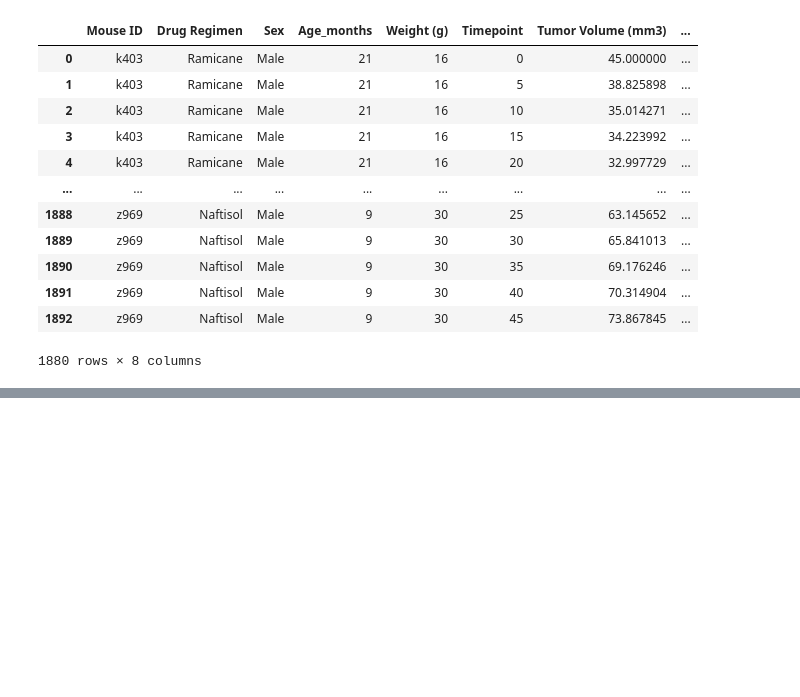
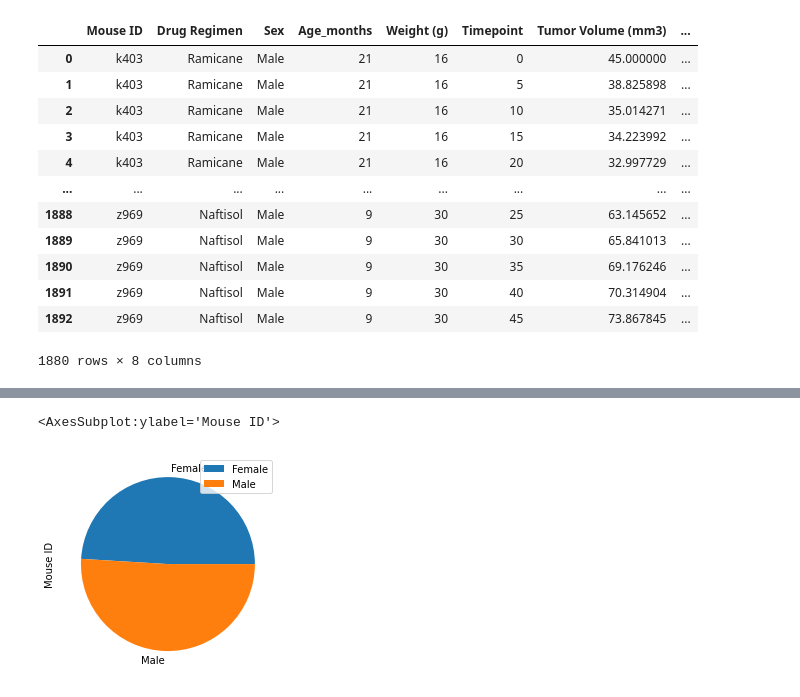
Before and after one commit to write42/matplot-challenge, a Jupyter notebook: pharma-hw.ipynb, the cells around one changed output, grey strips where cells are left out. Saved outputs shown, nothing was run; the diff lists cells and outputs as text; code cells hidden in the pictures; blank space fills up the shorter version.

```diff
--- a/pharma-hw.ipynb
+++ b/pharma-hw.ipynb
@@ -111,3 +159,8 @@ tumor_drug_group = drug_group["Tumor Volume (mm3)"]
+# %%
+gender_group.plot.pie(y="Mouse ID")
+# %% [output]
+<AxesSubplot:ylabel='Mouse ID'>
+[figure, added]
 # %%
 #dropped_merge = merge_data.drop_duplicates()
 # %%
```
Also changed, not shown: parts of 5 cells of this notebook.
